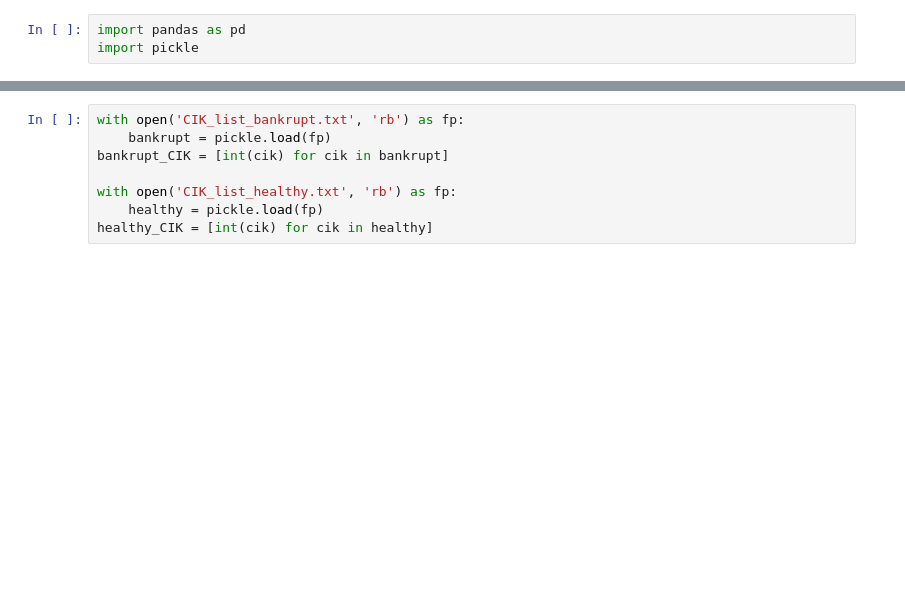
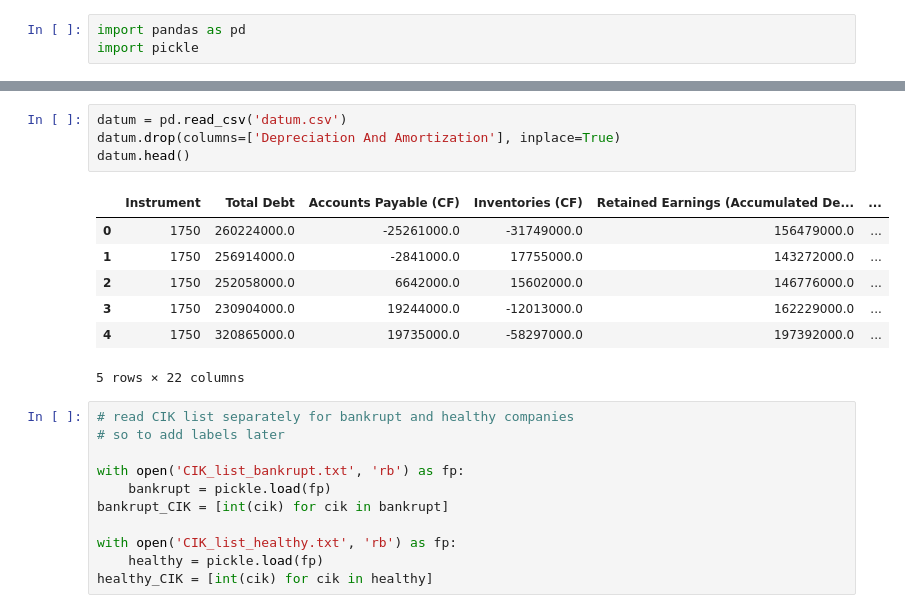
Before and after one commit to Faisalsouz/bankruptcy, a Jupyter notebook: data/Eikon/preprocessing.ipynb, the cells around one changed output, grey strips where cells are left out. Saved outputs shown, nothing was run; the diff lists cells and outputs as text; blank space fills up the shorter version.

```diff
--- a/data/Eikon/preprocessing.ipynb
+++ b/data/Eikon/preprocessing.ipynb
@@ -15,4 +4,19 @@ beta.head()
+# %%
+datum = pd.read_csv('datum.csv')
+datum.drop(columns=['Depreciation And Amortization'], inplace=True)
+datum.head()
+# %% [output]
+|  | Instrument | Total Debt | Accounts Payable (CF) | Inventories (CF) | Retained Earnings (Accumulated De... | ... |
+| 0 | 1750 | 260224000.0 | -25261000.0 | -31749000.0 | 156479000.0 | ... |
+| 1 | 1750 | 256914000.0 | -2841000.0 | 17755000.0 | 143272000.0 | ... |
+| 2 | 1750 | 252058000.0 | 6642000.0 | 15602000.0 | 146776000.0 | ... |
+| 3 | 1750 | 230904000.0 | 19244000.0 | -12013000.0 | 162229000.0 | ... |
+| 4 | 1750 | 320865000.0 | 19735000.0 | -58297000.0 | 197392000.0 | ... |
+5 rows × 22 columns
 # %%
+# read CIK list separately for bankrupt and healthy companies
+# so to add labels later
+
 with open('CIK_list_bankrupt.txt', 'rb') as fp:
     bankrupt = pickle.load(fp)
 bankrupt_CIK = [int(cik) for cik in bankrupt]
```
Also changed, not shown: parts of 13 cells of this notebook, 2 other files.
